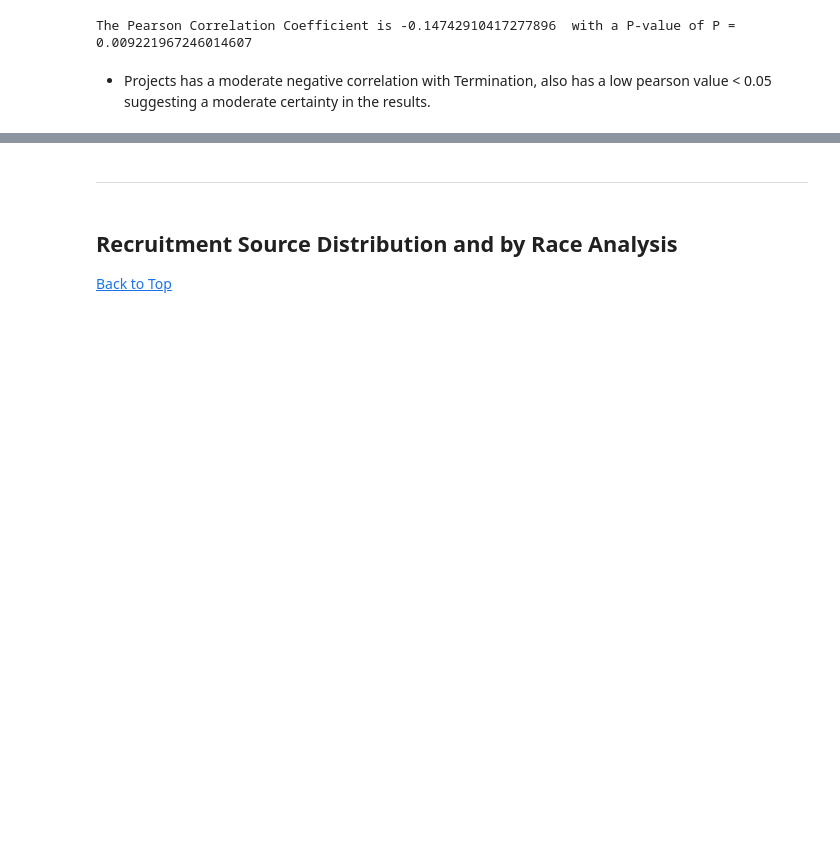
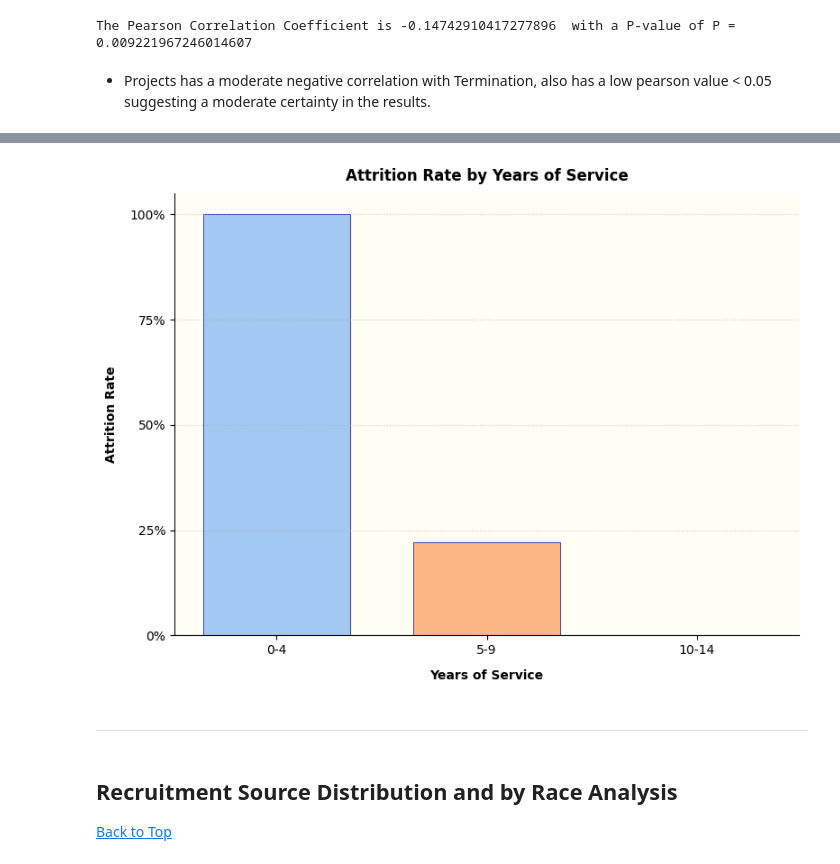
Before and after one commit to DanPkg/HR-Analytics-Insights-Project, a Jupyter notebook: human-resources-dataset-analysis-and-insights.ipynb, the cells around one changed output, grey strips where cells are left out. Cells and saved outputs as stored; diff of their text form; code cells hidden in the pictures; blank space fills up the shorter version.

```diff
--- a/human-resources-dataset-analysis-and-insights.ipynb
+++ b/human-resources-dataset-analysis-and-insights.ipynb
@@ -2348,0 +2363,15 @@ plt.show()
+# %%
+# Convert 'DateofTermination' column to datetime.
+df['DateofTermination'] = pd.to_datetime(df['DateofTermination'])
+# %%
+# Extract year from TerminationYear.
+df['TerminationYear'] = df['DateofTermination'].dt.year
+
+# Count occurrences of each year.
+termination_counts = df['TerminationYear'].value_counts()
+
+# Display year and total count for terminations.
+print("Year   TotalCount")
+print("-----------------")
+for year, count in termination_counts.sort_index().items():
+    print(f"{int(year)}    {count}")
@@ -2349 +2465,35 @@ plt.show()
+# %%
+# Generate a pastel color palette.
+pastel_colors = generate_pastel_palette(yos_df['years_of_service_bins'].nunique())
+
+bar_width = 0.7 # custom bar width.
+
+# Plot the bar plot.
+fig, ax = plt.subplots(figsize=(8,6))
+ax.set_facecolor(chart_bg_color)
+
+# Hide spines
+ax.spines['top'].set_visible(False)
+ax.spines['right'].set_visible(False)
+
+plt.bar(attrition_rate_yos['years_of_service_bins'], attrition_rate_yos['attrition_rate'],
+        color=pastel_colors, edgecolor=bar_edge_color, linewidth=0.5, width=bar_width)
+
+# Set y-label ticks to display percentages
+yticks = np.arange(0, 1.01, 0.25)
+ax.set_yticks(yticks)
+ax.set_yticklabels([f'{tick:.0%}' for tick in yticks])
+
+# Adding labels and title
+plt.title('Attrition Rate by Years of Service', fontweight='bold', pad=10)
+plt.xlabel('Years of Service', fontweight='bold', labelpad=10)
+plt.ylabel('Attrition Rate', fontweight='bold', labelpad=10)
+plt.xticks(rotation=0)
+
+# Display plot
+plt.tight_layout()
+plt.grid(True, alpha=0.60, axis='y', linestyle=':')
+plt.show()
+# %% [output]
+[figure, added]
 # %%
```
Also changed, not shown: parts of 14 cells of this notebook.
